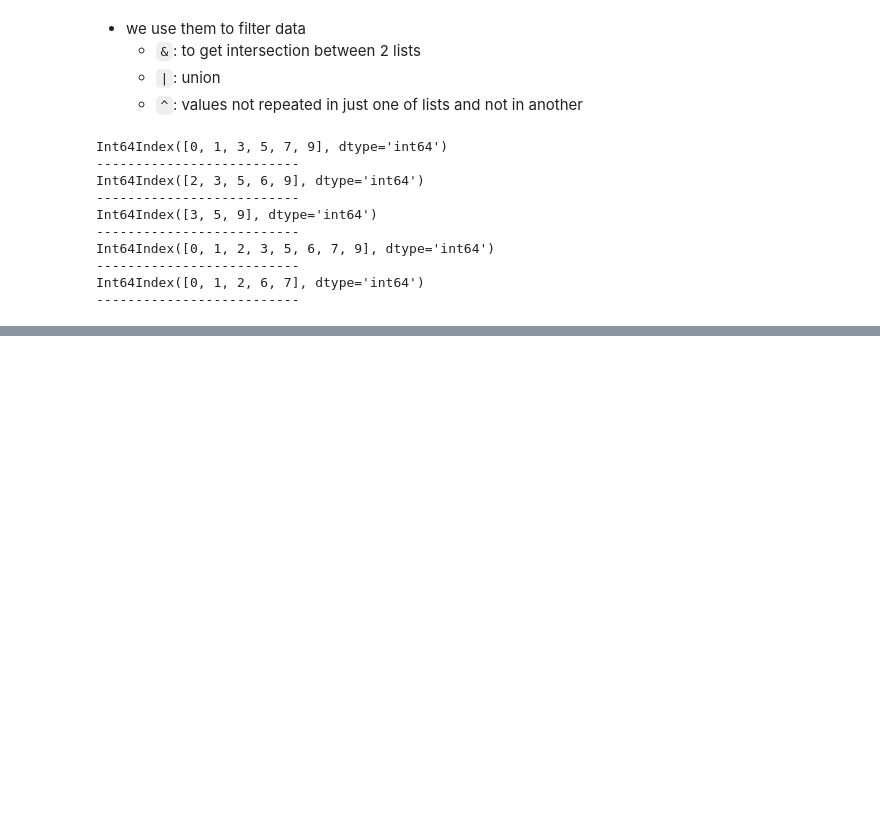
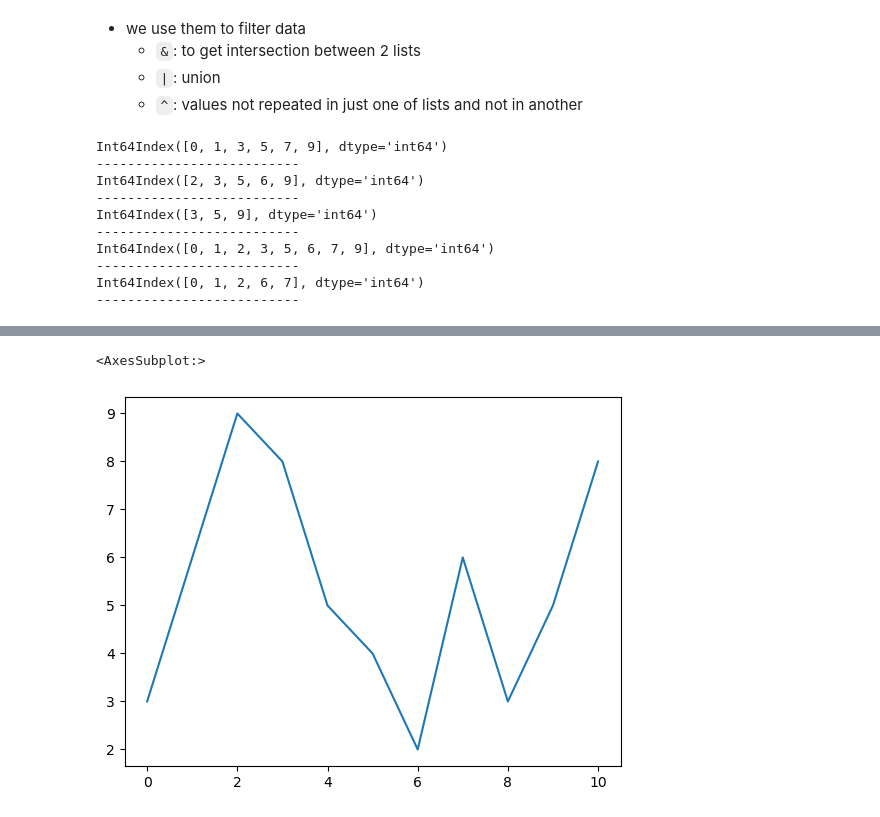
Before and after one commit to m7moudGadallah/Data-Science, a Jupyter notebook: Python/JupyterNotes/pandasNotes.ipynb, the cells around one changed output, grey strips where cells are left out. Cells and saved outputs as stored; diff of their text form; code cells hidden in the pictures; blank space fills up the shorter version.

Commit message:
adding plot seciotn in Pandas

```diff
--- a/Python/JupyterNotes/pandasNotes.ipynb
+++ b/Python/JupyterNotes/pandasNotes.ipynb
@@ -218,0 +235,12 @@ Int64Index([0, 1, 2, 6, 7], dtype='int64')
+# %%
+import pandas as pd
+
+data_list = [3, 6, 9, 8, 5, 4, 2, 6, 3, 5, 8]
+
+data = pd.Series(data_list)
+
+data.plot()
+#data.plot(kind='line')
+# %% [output]
+<AxesSubplot:>
+[figure, added]
```
Also changed, not shown: parts of 14 cells of this notebook.
